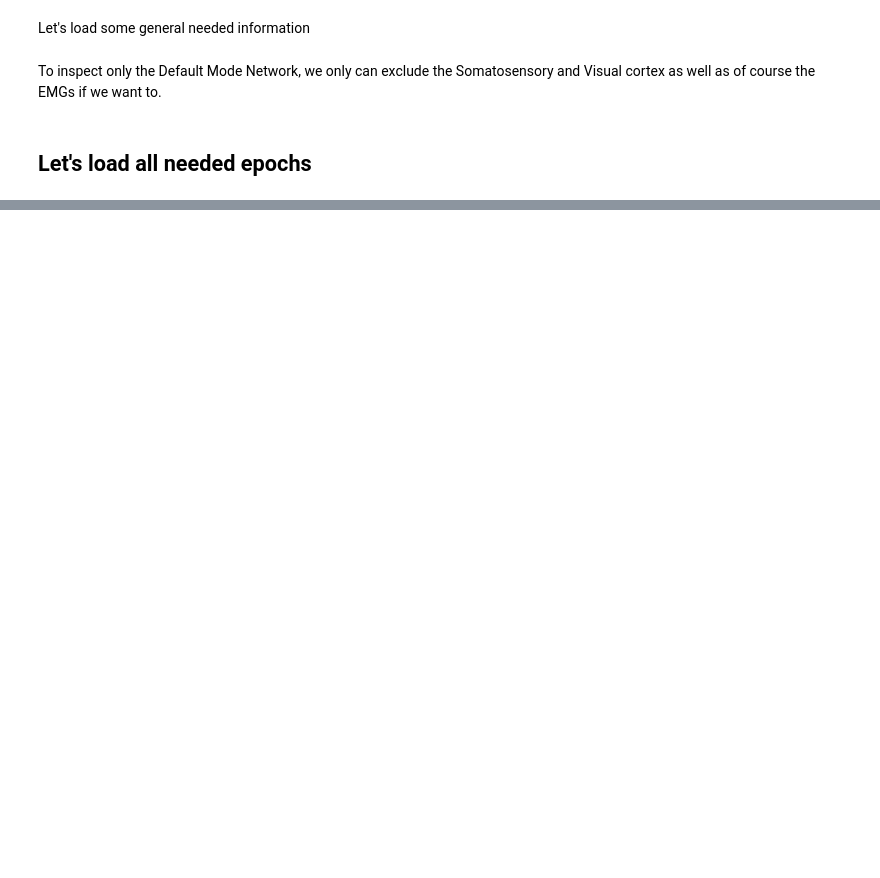
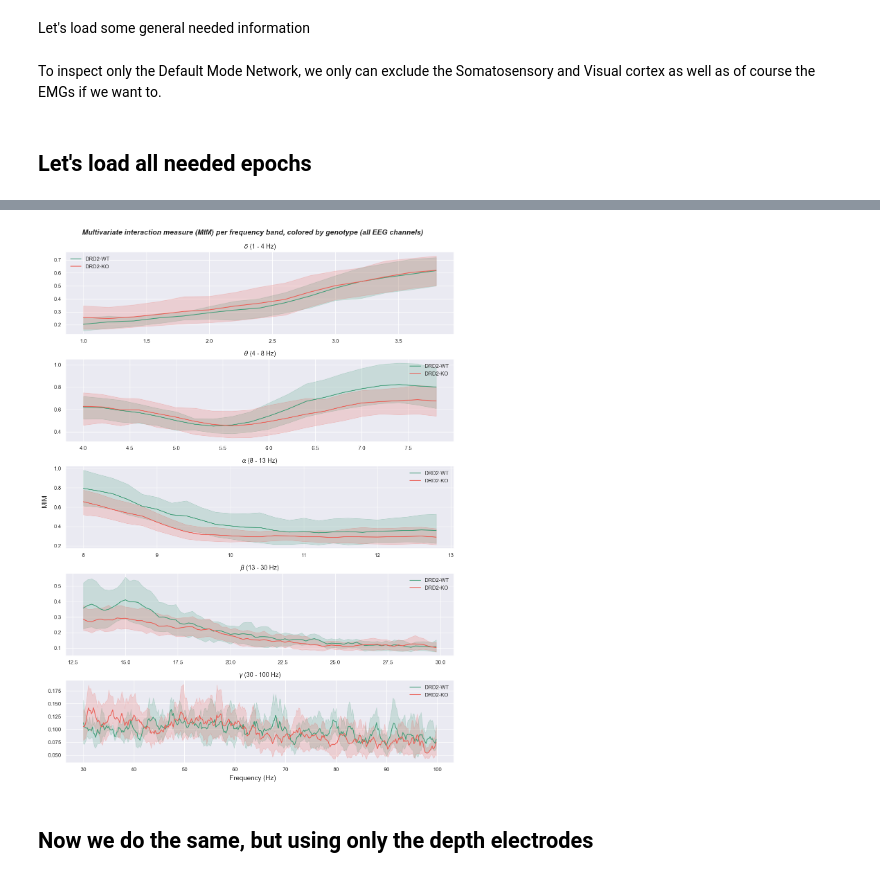
Before and after one commit to olledejong/rp2, a Jupyter notebook: resting_state/rest_epoch_analysis/rest_mult_connectivity_analysis.ipynb, the cells around one changed output, grey strips where cells are left out. Saved outputs shown, nothing was run; the diff lists cells and outputs as text; code cells hidden in the pictures; blank space fills up the shorter version.

```diff
--- a/resting_state/rest_epoch_analysis/rest_mult_connectivity_analysis.ipynb
+++ b/resting_state/rest_epoch_analysis/rest_mult_connectivity_analysis.ipynb
@@ -261,0 +151,22 @@ We can now inspect the output PDFs on what the effect is of removing the 'low qu
+# %%
+fig, axs = plt.subplots(nrows=5, ncols=1, figsize=(12, 16))
+axs = axs.ravel()
+
+for i, (band, (start, end)) in enumerate(freq_bands_eeg.items()):
+    rest_data = results_df_all[results_df_all.state == 'rest']
+    slice_data = rest_data[(rest_data.freqs >= start) & (rest_data.freqs <= end)]
+    sns.lineplot(slice_data, x='freqs', y='mim', hue='genotype', errorbar=('ci', 95), ax=axs[i], palette=palette_light)
+    axs[i].set_title(f"{band} ({start} - {end} Hz)", fontsize=13, y=1.01)
+    axs[i].set_xlabel(None)
+    axs[i].set_ylabel(None)
+    axs[i].legend(frameon=False)
+
+fig.text(0.5, 0, 'Frequency (Hz)', ha='center', va='center', fontsize=14)
+fig.text(0, 0.5, 'MIM', ha='center', va='center', rotation='vertical', fontsize=14)
+plt.suptitle('Multivariate interaction measure (MIM) per frequency band, colored by genotype (all EEG channels)', fontsize=15, fontweight='bold', fontstyle='italic', y=0.99)
+plt.tight_layout()
+save_figure(os.path.join(plot_folder, f"connectivity/multivariate/multivar_MIM_all_eeg_chans.pdf"))
+# %% [output]
+[figure, added]
+# %% [markdown]
+## Now we do the same, but using only the depth electrodes
```
Also changed, not shown: parts of 50 cells of this notebook.
